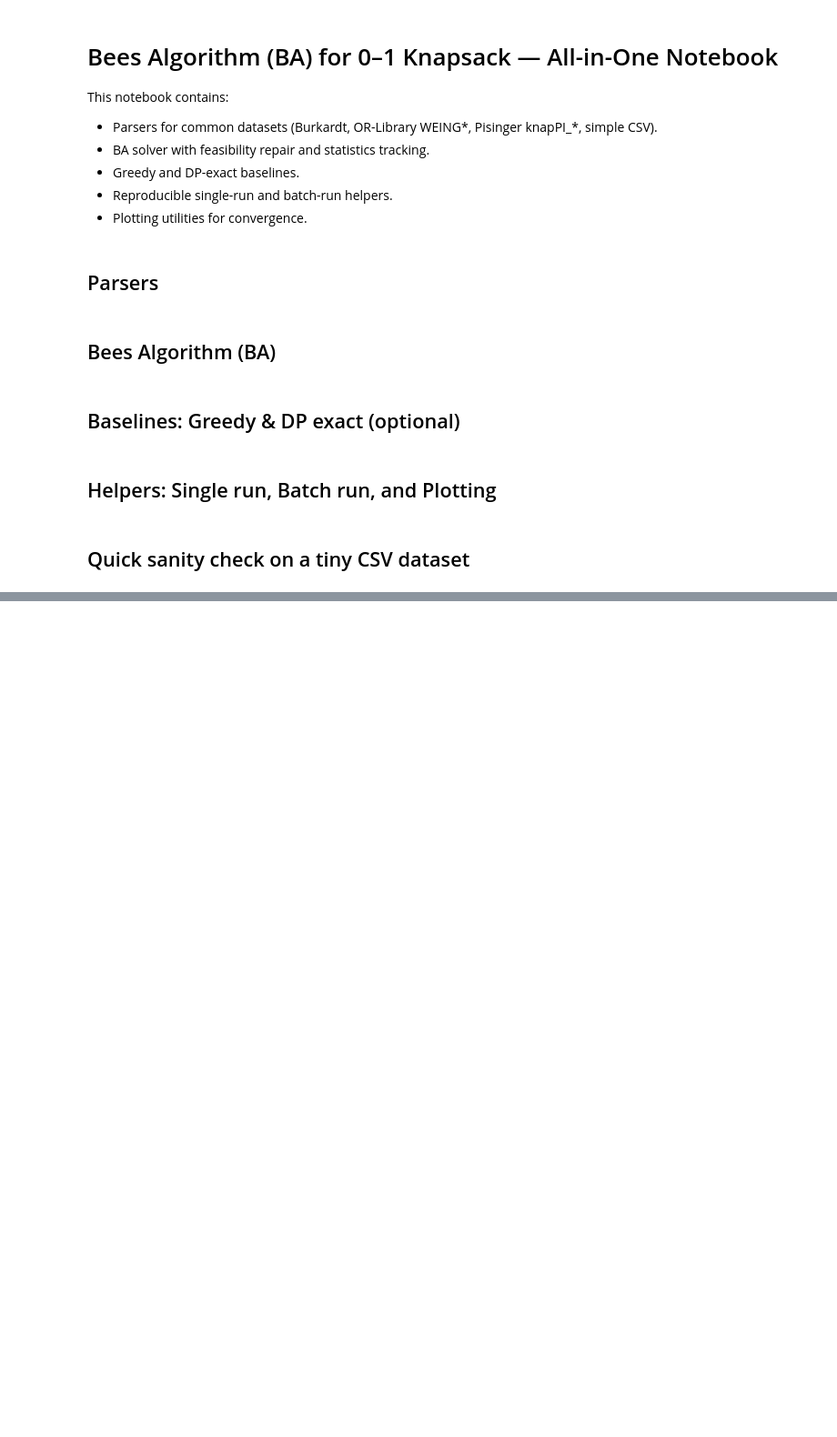
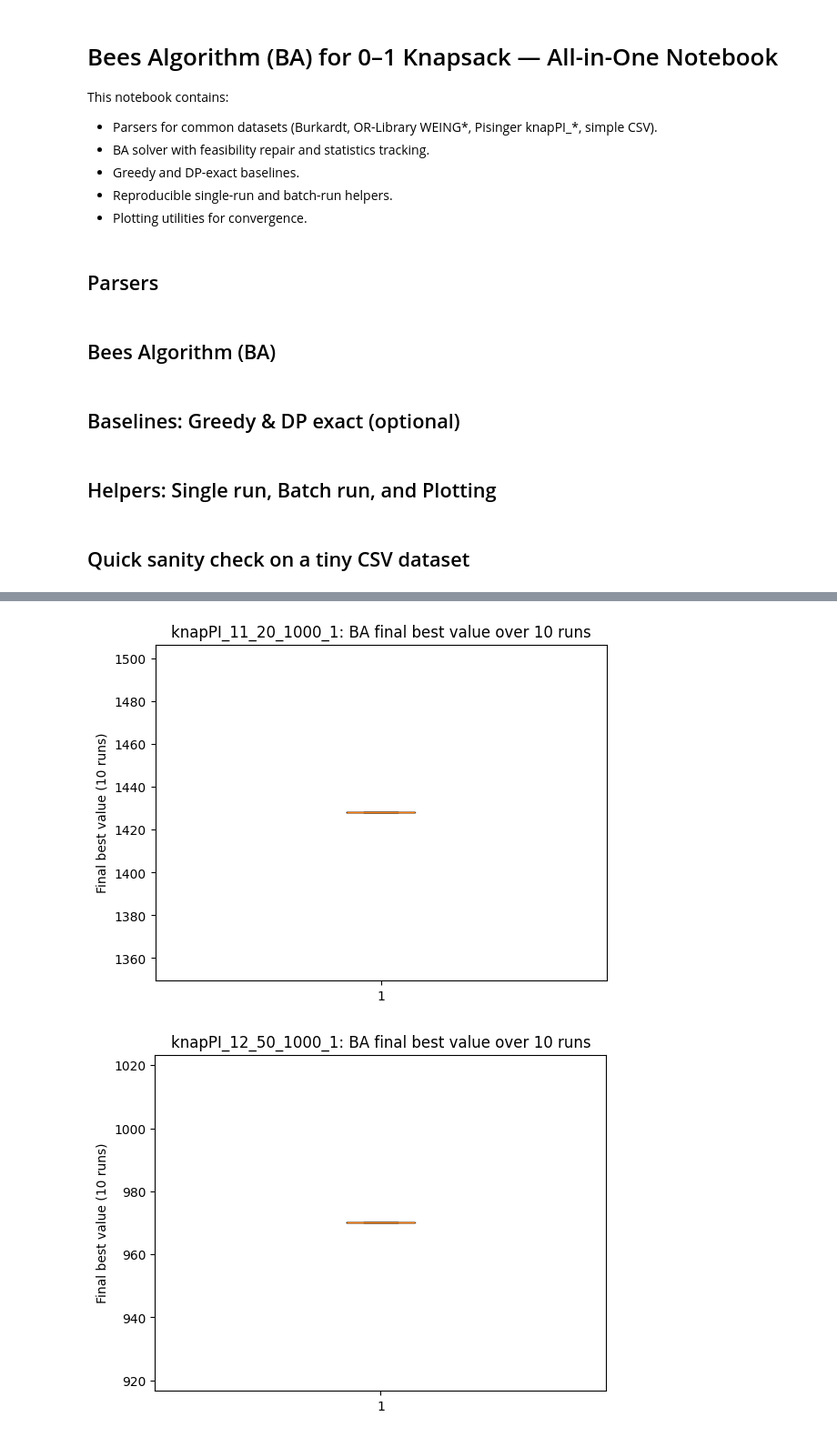
Before and after one commit to QuasimodoCodes/4610-Final, a Jupyter notebook: KnapsackProblemBeesAlgorithm/BA_Knapsack_test.ipynb, the cells around one changed output, grey strips where cells are left out. Shown: that part at 91% size. Drawn from its saved outputs; the diff is of its cells as text; code cells hidden in the pictures; blank space fills up the shorter version.

```diff
--- a/KnapsackProblemBeesAlgorithm/BA_Knapsack_test.ipynb
+++ b/KnapsackProblemBeesAlgorithm/BA_Knapsack_test.ipynb
@@ -372,0 +528,7 @@ plot_convergence("toy_conv.csv")  # display inline
+# %%
+def show_run_boxplot(df: pd.DataFrame, title: str):
+    plt.figure()
+    plt.boxplot(df["best_value"], vert=True)
+    plt.title(title)
+    plt.ylabel("Final best value (10 runs)")
+    plt.show()
@@ -372,0 +586,21 @@ plot_convergence("toy_conv.csv")  # display inline
+# %%
+import dataclasses
+
+ba_params = BAParams(
+    n_scouts=30, n_elite=3, n_best=7, nre=20, nrb=10,
+    ngh_init=3, ngh_min=1, ngh_shrink=0.95,
+    max_iters=300, stall_iters=50, seed=0
+)
+seeds = list(range(10))  # 10 runs
+# %%
+all_summaries = []
+all_details: Dict[str, pd.DataFrame] = {}
+
+for inst in instances:
+    use_dp = inst.W <= 100000 and inst.n <= 300  # safer DP toggle
+    df_runs, summary = evaluate_instance_with_repeats(inst, ba_params, seeds, use_dp_baseline=use_dp)
+    all_summaries.append(summary)
+    all_details[inst.name] = df_runs
+
+summary_df = pd.DataFrame(all_summaries)
+summary_df
@@ -372,0 +632,7 @@ plot_convergence("toy_conv.csv")  # display inline
+# %%
+# Boxplots for the 10-run distribution (value)
+for inst in instances:
+    show_run_boxplot(all_details[inst.name], f"{inst.name}: BA final best value over 10 runs")
+# %% [output]
+[figure, added]
+[figure, added]
```
Also changed, not shown: parts of 19 cells of this notebook, 14 other files.
